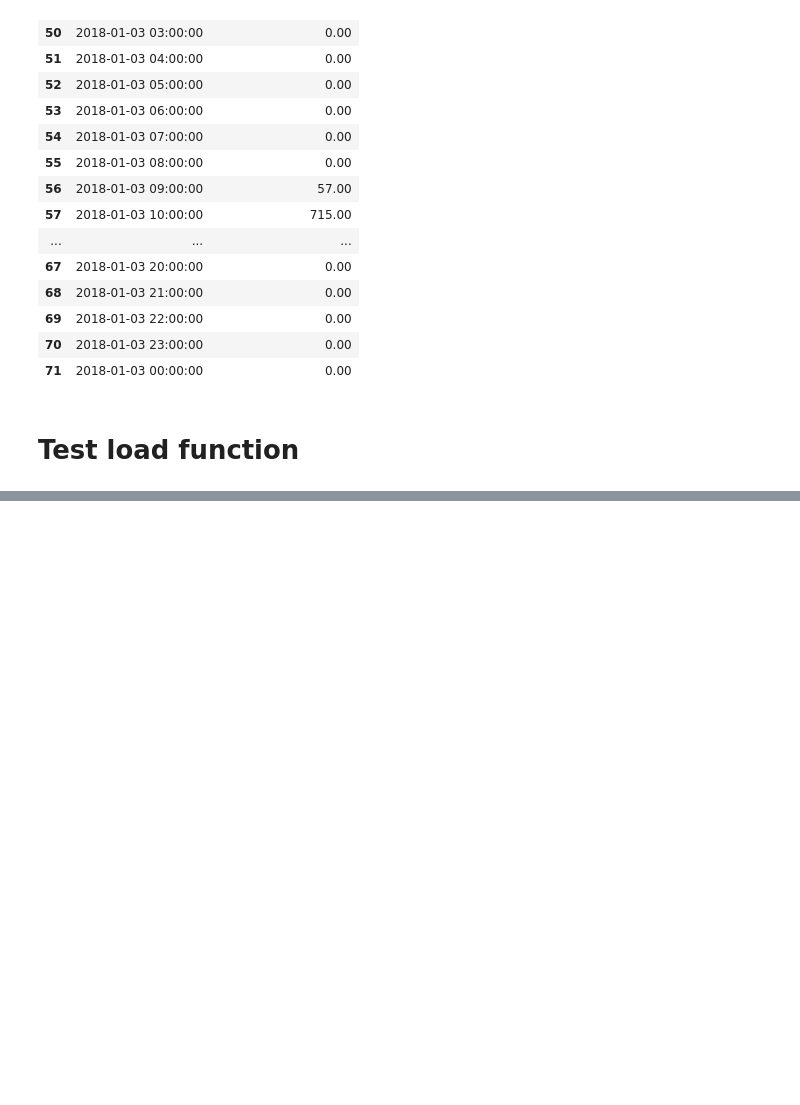
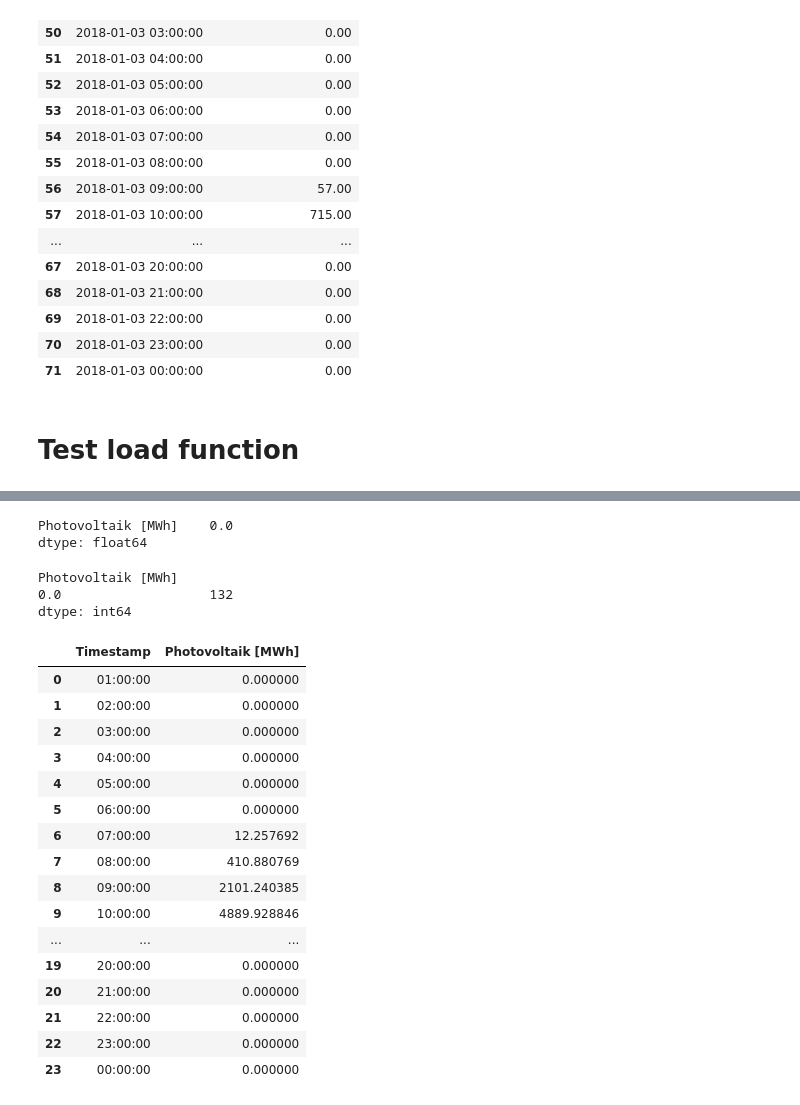
Before and after one commit to Arassc/energy-analysis-and-predictions, a Jupyter notebook: notebooks/load_green_energy_data.ipynb, the cells around one changed output, grey strips where cells are left out. Drawn from its saved outputs; the diff is of its cells as text; code cells hidden in the pictures; blank space fills up the shorter version.

Commit message:
get seasonal power average per_hour

```diff
--- a/notebooks/load_green_energy_data.ipynb
+++ b/notebooks/load_green_energy_data.ipynb
@@ -412,0 +439,7 @@ solar_energy.plot(x='Timestamp', y='Photovoltaik [MWh]')
+# %%
+date_start = '2018-01-01 01:00:00'
+date_end = '2018-03-21 01:00:00'
+
+
+solar_energy_winter_18 = solar_energy.loc[(solar_energy['Timestamp'] >= date_start) & (solar_energy['Timestamp'] <= date_end)]
+solar_energy_winter_18.head()
@@ -412,0 +462,6 @@ solar_energy.plot(x='Timestamp', y='Photovoltaik [MWh]')
+# %%
+condition = '01:00:00' in solar_energy_winter_18['Timestamp']
+#test = solar_energy_winter_18[condition]
+solar_energy_winter_18.set_index('Timestamp', inplace=True)
+test = solar_energy_winter_18.between_time('01:00:00', '01:00:00')
+test.head()
@@ -412,0 +476,50 @@ solar_energy.plot(x='Timestamp', y='Photovoltaik [MWh]')
+# %%
+test_avg = test.mean(axis=0)
+test_avg
+# %% [output]
+Photovoltaik [MWh]    0.0
+dtype: float64
+# %%
+test.value_counts()
+# %% [output]
+Photovoltaik [MWh]
+0.0                   132
+dtype: int64
+# %%
+
+winter_18 = {}
+timestamp_list = []
+power_list = []
+energy_sector = 'Photovoltaik [MWh]'
+for i in range(1,25):
+    if i < 10:
+        i = f'0{i}'
+    if i==24:
+        i='00'
+
+    timestamp = f'{i}:00:00'
+    test = solar_energy_winter_18.between_time(timestamp, timestamp)
+    timestamp_list.append(timestamp)
+    power_list.append(test.mean(axis=0).values[0])
+
+winter_18 = {'Timestamp':timestamp_list, energy_sector:power_list}
+winter_18_df = pd.DataFrame(winter_18, columns=['Timestamp', energy_sector])
+winter_18_df
+# %% [output]
+|  | Timestamp | Photovoltaik [MWh] |
+| 0 | 01:00:00 | 0.000000 |
+| 1 | 02:00:00 | 0.000000 |
+| 2 | 03:00:00 | 0.000000 |
+| 3 | 04:00:00 | 0.000000 |
+| 4 | 05:00:00 | 0.000000 |
+| 5 | 06:00:00 | 0.000000 |
+| 6 | 07:00:00 | 12.257692 |
+| 7 | 08:00:00 | 410.880769 |
+| 8 | 09:00:00 | 2101.240385 |
+| 9 | 10:00:00 | 4889.928846 |
+| ... | ... | ... |
+| 19 | 20:00:00 | 0.000000 |
+| 20 | 21:00:00 | 0.000000 |
+| 21 | 22:00:00 | 0.000000 |
+| 22 | 23:00:00 | 0.000000 |
+| 23 | 00:00:00 | 0.000000 |
```
Also changed, not shown: parts of 24 cells of this notebook, 4 other files.
